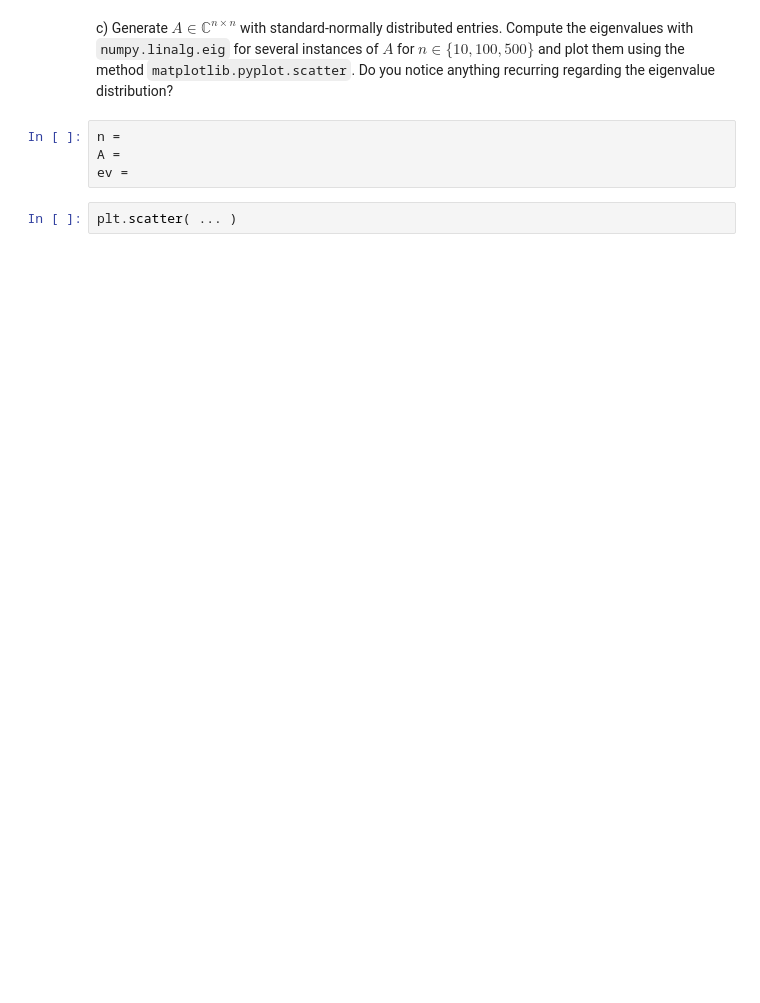
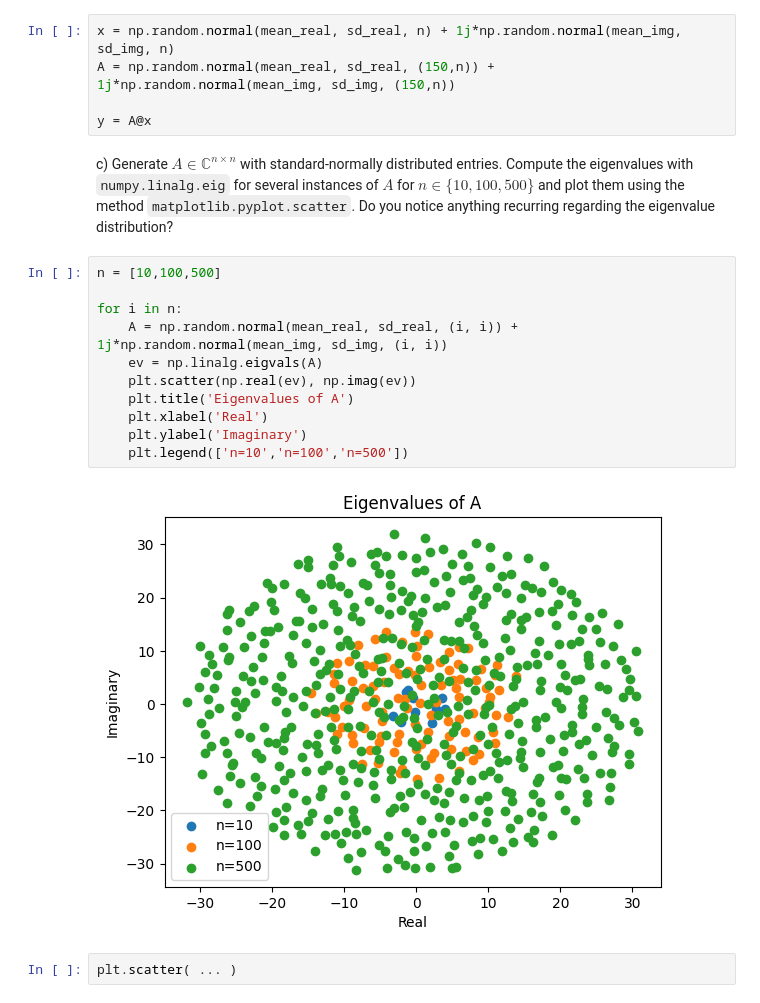
Before and after one commit to numustafa/Numerical-Linear-Algebra, a Jupyter notebook: week 1/basics.ipynb, the cells around one changed output. Cells and saved outputs as stored; diff of their text form; blank space fills up the shorter version.

```diff
--- a/week 1/basics.ipynb
+++ b/week 1/basics.ipynb
@@ -28,10 +48,24 @@ y =
+# %%
+x = np.random.normal(mean_real, sd_real, n) + 1j*np.random.normal(mean_img, sd_img, n)
+A = np.random.normal(mean_real, sd_real, (150,n)) + 1j*np.random.normal(mean_img, sd_img, (150,n))
+
+y = A@x
 # %% [markdown]
 c) Generate $A \in \mathbb{C}^{n \times n}$ with standard-normally distributed entries.
 Compute the eigenvalues with `numpy.linalg.eig` for several instances of $A$ for $n \in \{10, 100, 500\}$ and plot them using the method `matplotlib.pyplot.scatter`.
 Do you notice anything recurring regarding the eigenvalue distribution?
-# %%
-n =
-A =
-ev =
+# %%
+n = [10,100,500]
+
+for i in n:
+    A = np.random.normal(mean_real, sd_real, (i, i)) + 1j*np.random.normal(mean_img, sd_img, (i, i))
+    ev = np.linalg.eigvals(A)
+    plt.scatter(np.real(ev), np.imag(ev))
+    plt.title('Eigenvalues of A')
+    plt.xlabel('Real')
+    plt.ylabel('Imaginary')
+    plt.legend(['n=10','n=100','n=500'])
+# %% [output]
+[figure, added]
 # %%
 plt.scatter( ... )
```
Also changed, not shown: parts of 6 cells of this notebook.
